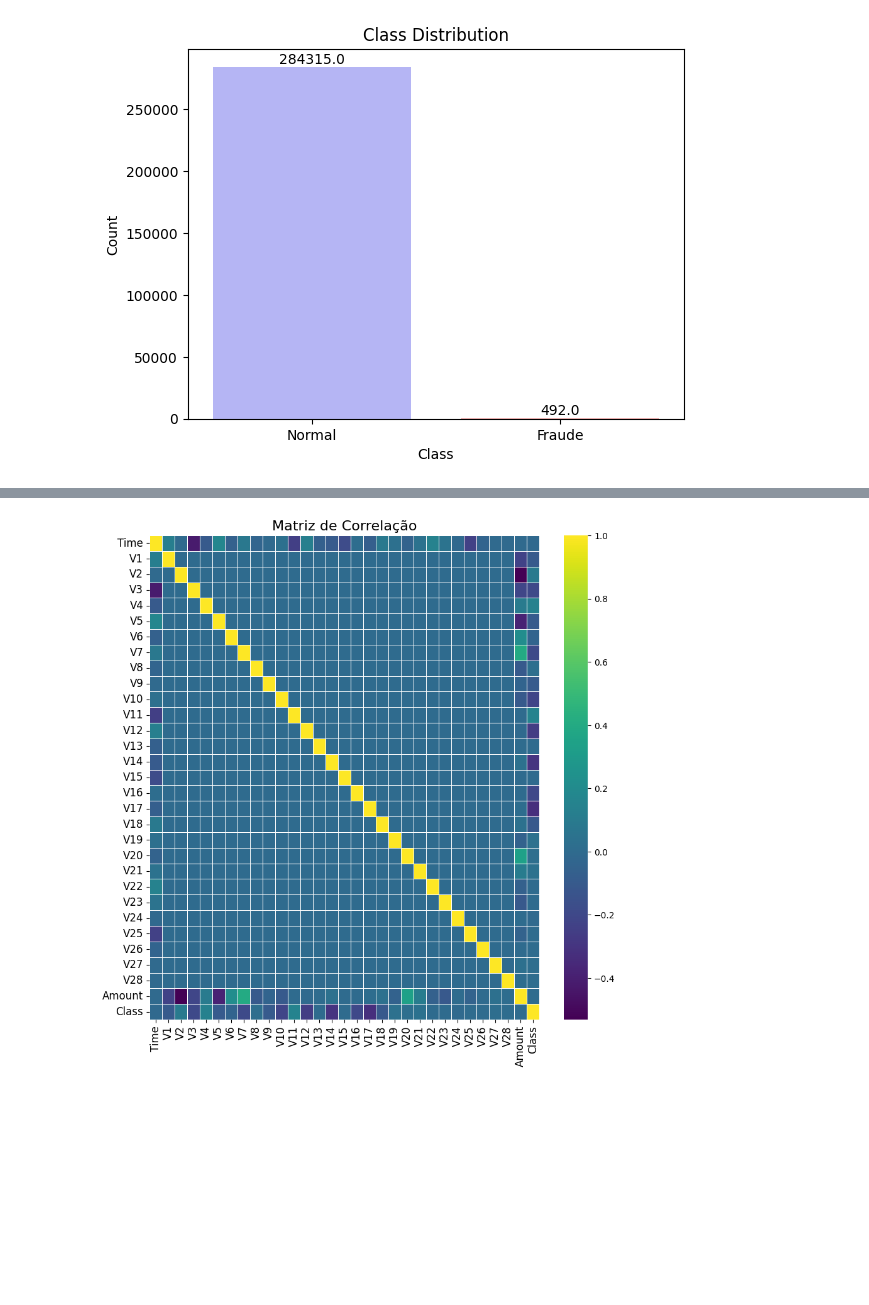
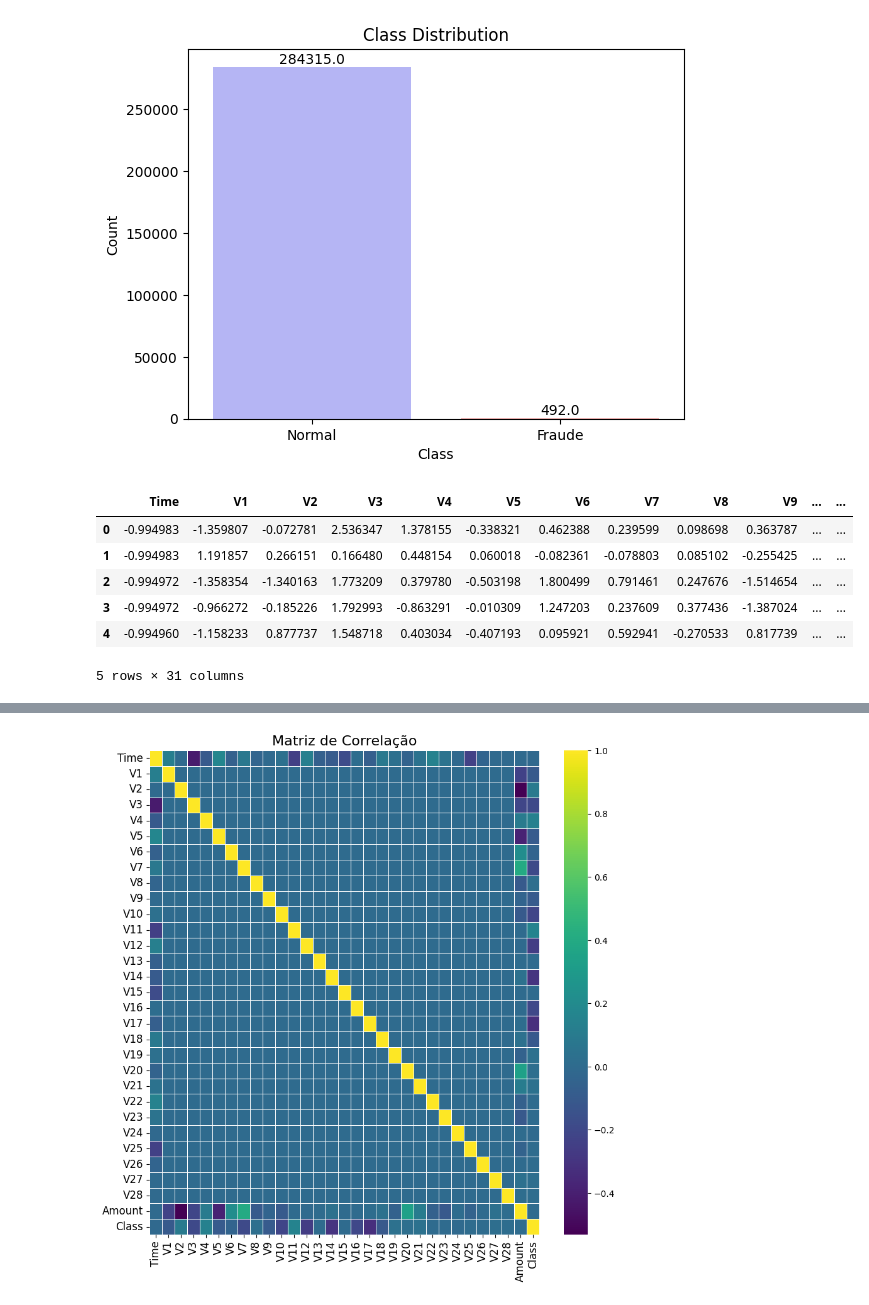
Before and after one commit to Fecarvalho00/Creditcard_fraud_analysis, a Jupyter notebook: creditcard_fraud.ipynb, the cells around one changed output, grey strips where cells are left out. Cells and saved outputs as stored; diff of their text form; code cells hidden in the pictures; blank space fills up the shorter version.

```diff
--- a/creditcard_fraud.ipynb
+++ b/creditcard_fraud.ipynb
@@ -13,7 +13,7 @@ import matplotlib.pyplot as plt
 import warnings
 warnings.filterwarnings('ignore')
 # %%
-df = pd.read_csv("/content/drive/MyDrive/Projetos_ds/fraud_detection/creditcard.csv")
+df = pd.read_csv("/content/drive/MyDrive/Colab_Notebooks/Projetos Ciencia de dados/Fraude/creditcard.csv")
 # %%
 df.head()
 # %% [output]
@@ -50,3 +56,27 @@ plt.grid(False)
 plt.show()
 # %% [output]
 [figure]
+# %%
+from sklearn.preprocessing import StandardScaler, RobustScaler
+
+robust_scaler = RobustScaler()
+
+# This transformation helps in reducing the impact of outliers by scaling
+#the data based on the interquartile range (IQR)
+df['Amount'] = robust_scaler.fit_transform(df['Amount'].values.reshape(-1, 1))
+
+
+# Similarly, the 'Time' data is scaled to manage
+#potential outliers and make the data more suitable for modeling
+df['Time'] = robust_scaler.fit_transform(df['Time'].values.reshape(-1, 1))
+
+# Verificando o dataset transformado.
+df.head()
+# %% [output]
+|  | Time | V1 | V2 | V3 | V4 | V5 | V6 | V7 | V8 | V9 | ... | ... |
+| 0 | -0.994983 | -1.359807 | -0.072781 | 2.536347 | 1.378155 | -0.338321 | 0.462388 | 0.239599 | 0.098698 | 0.363787 | ... | ... |
+| 1 | -0.994983 | 1.191857 | 0.266151 | 0.166480 | 0.448154 | 0.060018 | -0.082361 | -0.078803 | 0.085102 | -0.255425 | ... | ... |
+| 2 | -0.994972 | -1.358354 | -1.340163 | 1.773209 | 0.379780 | -0.503198 | 1.800499 | 0.791461 | 0.247676 | -1.514654 | ... | ... |
+| 3 | -0.994972 | -0.966272 | -0.185226 | 1.792993 | -0.863291 | -0.010309 | 1.247203 | 0.237609 | 0.377436 | -1.387024 | ... | ... |
+| 4 | -0.994960 | -1.158233 | 0.877737 | 1.548718 | 0.403034 | -0.407193 | 0.095921 | 0.592941 | -0.270533 | 0.817739 | ... | ... |
+5 rows × 31 columns
```
Also changed, not shown: parts of 5 cells of this notebook.
